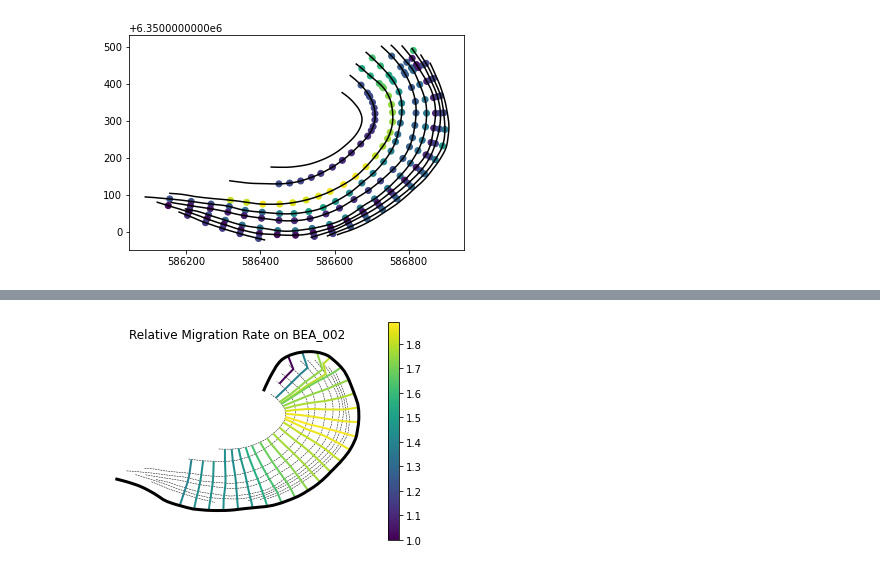
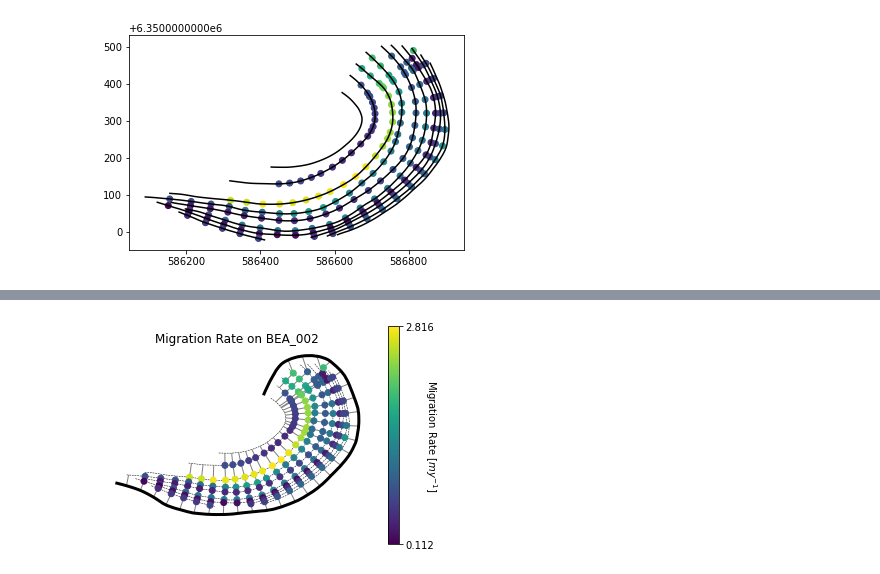
Before and after one commit to tamu-edu/scrollstats, a Jupyter notebook: MigrationRateFigure.ipynb, the cells around one changed output, grey strips where cells are left out. Cells and saved outputs as stored; diff of their text form; code cells hidden in the pictures.

Commit message:
updated the working figure

```diff
--- a/MigrationRateFigure.ipynb
+++ b/MigrationRateFigure.ipynb
@@ -154,4 +39,6 @@ Name: ridge_id, dtype: bool
 # %%
-rich_transects, itx = calculate_ridge_metrics(transects, in_ridges=ridges)
+with warnings.catch_warnings():
+    warnings.simplefilter("ignore", ShapelyDeprecationWarning)
+    rich_transects, itx = calculate_ridge_metrics(transects, in_ridges=ridges)
 rich_transects.head()
 # %% [output]
@@ -305,13 +71,18 @@ rich_transects["r_001_norm"] = rich_transects["r_001"]/ np.nanmin(rich_transects
 # %%
 fig, ax = plt.subplots(figsize=(6,4))
 
 ridges.plot(ax=ax, color="k", ls="--", lw=0.5)
-rich_transects[~rich_transects.r_001.isna()].plot(ax=ax, column="r_001_norm", lw=2, legend=True)
+
+rich_transects.plot(ax=ax, color="grey", lw=1)
+itx.plot(ax=ax, column="pre_mig_rate", zorder=2,legend=True)
 centerline.plot(ax=ax, color="k", lw=3)
-# itx.plot(ax=ax, color="k", markersize=10, facecolor=None, zorder=2)
+
+cbar = fig.axes[1]
+cbar.set_yticks(itx["pre_mig_rate"].quantile([0,1]))
+cbar.set_ylabel("Migration Rate [$my^{-1}$]", rotation=270)
 
 ax.set_axis_off()
-ax.set_title("Relative Migration Rate on BEA_002")
-plt.savefig("/Users/avan/FLUD/BrazosScrolls/figures/RelativeMigrationRate_BEA_002.png", dpi=300)
+ax.set_title("Migration Rate on BEA_002")
+plt.savefig("/Users/avan/FLUD/BrazosScrolls/figures/MigrationRate_BEA_002.png", dpi=300)
 # %% [output]
-[figure, old version]
+[figure, new version]
```
Also changed, not shown: parts of 40 cells of this notebook.
